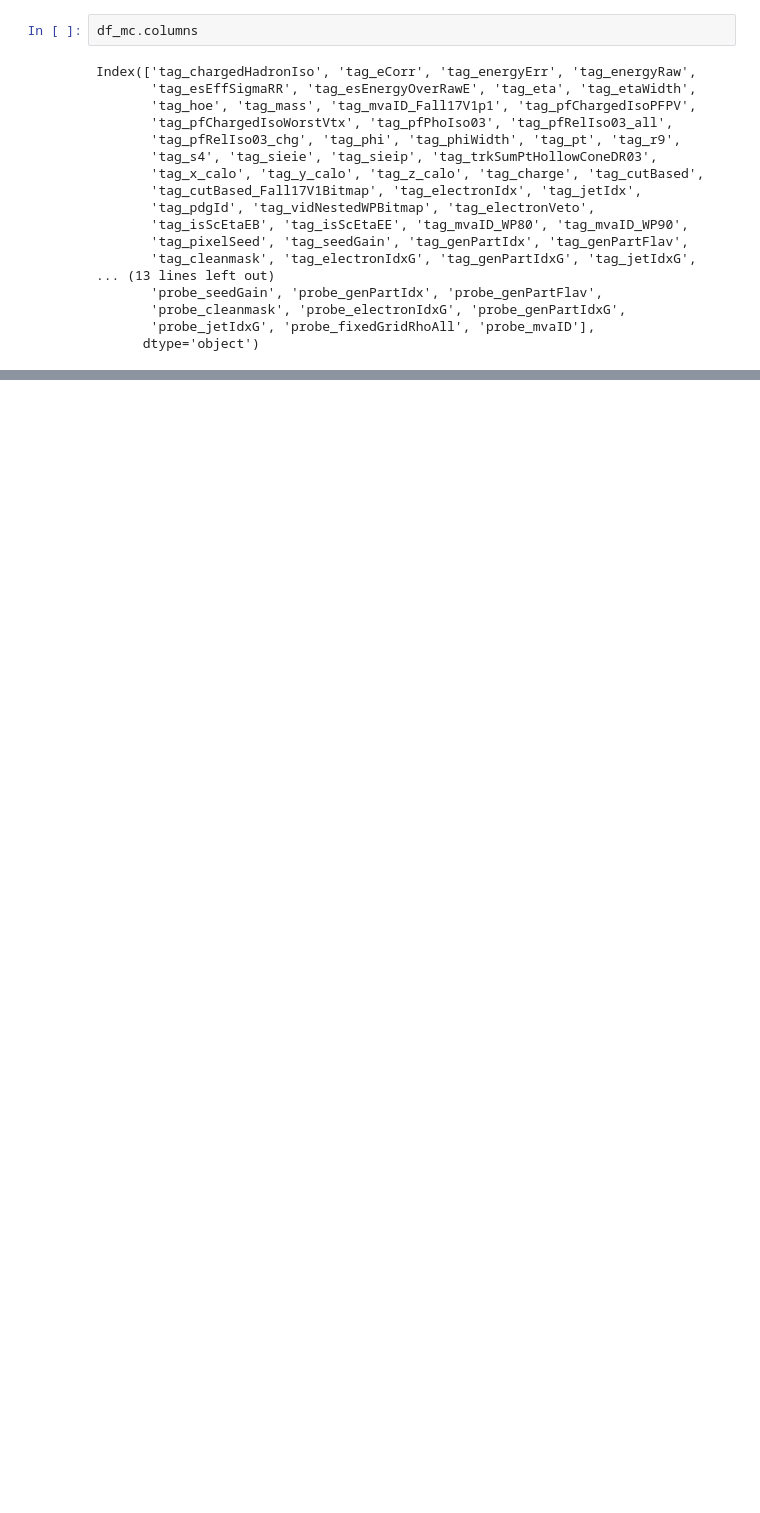
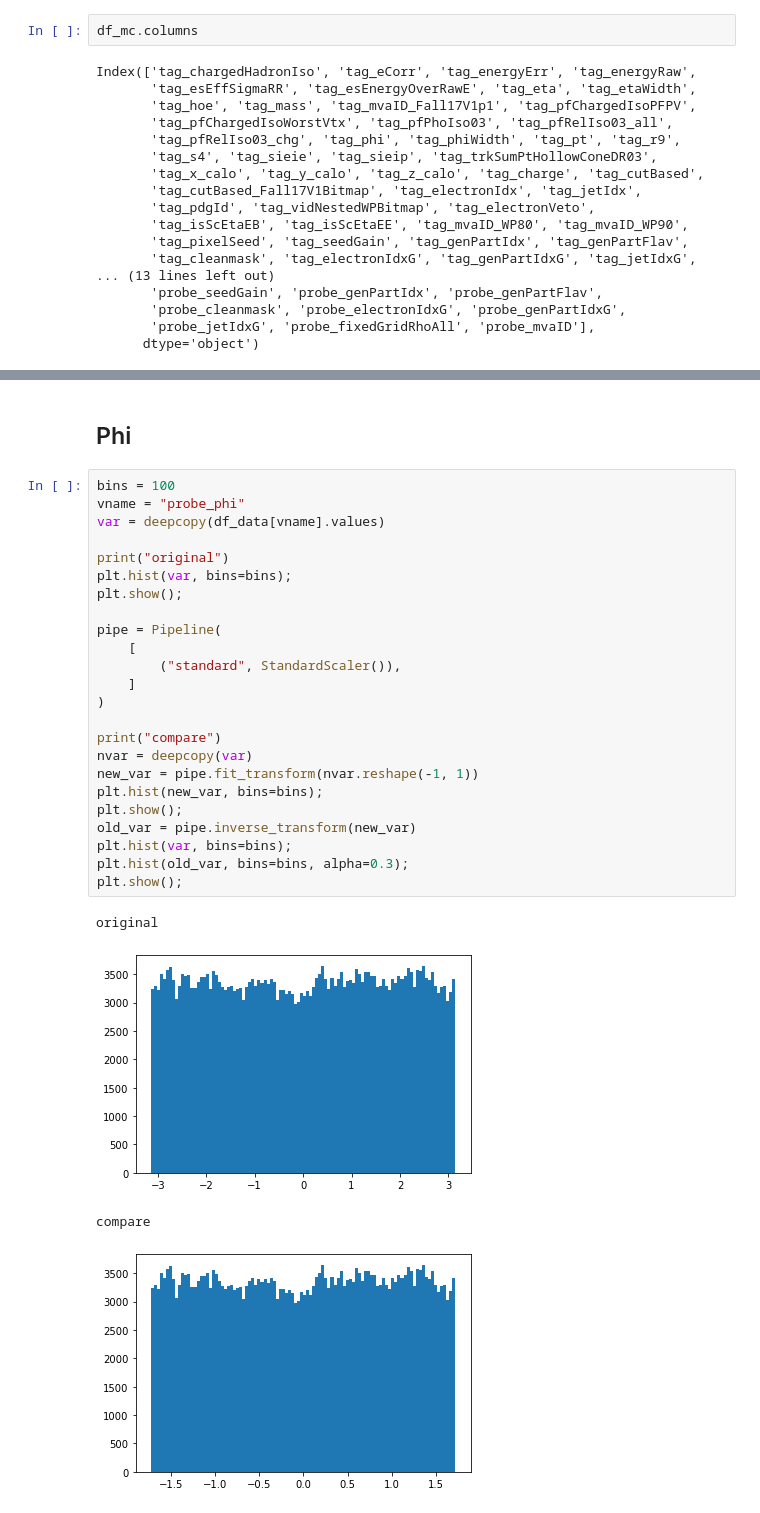
Before and after one commit to maxgalli/SSNF2, a Jupyter notebook: notebooks/study_transforms.ipynb, the cells around one changed output, grey strips where cells are left out. Drawn from its saved outputs; the diff is of its cells as text; blank space fills up the shorter version.

```diff
--- a/notebooks/study_transforms.ipynb
+++ b/notebooks/study_transforms.ipynb
@@ -180,0 +366,31 @@ class Displacer(TransformerMixin, BaseEstimator, MaskMixin):
+# %% [markdown]
+## Phi
+# %%
+bins = 100
+vname = "probe_phi"
+var = deepcopy(df_data[vname].values)
+
+print("original")
+plt.hist(var, bins=bins);
+plt.show();
+
+pipe = Pipeline(
+    [
+        ("standard", StandardScaler()),
+    ]
+)
+
+print("compare")
+nvar = deepcopy(var)
+new_var = pipe.fit_transform(nvar.reshape(-1, 1))
+plt.hist(new_var, bins=bins);
+plt.show();
+old_var = pipe.inverse_transform(new_var)
+plt.hist(var, bins=bins);
+plt.hist(old_var, bins=bins, alpha=0.3);
+plt.show();
+# %% [output]
+original
+[figure, added]
+compare
+[figure, added]
```
Also changed, not shown: parts of 38 cells of this notebook, 1 other file.
